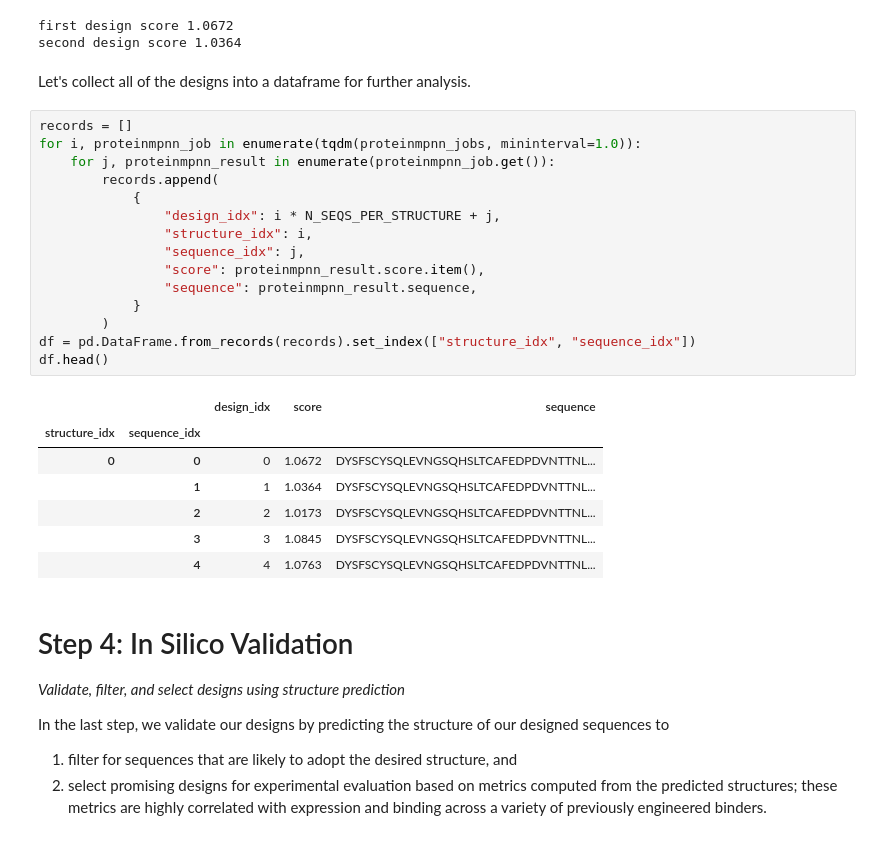
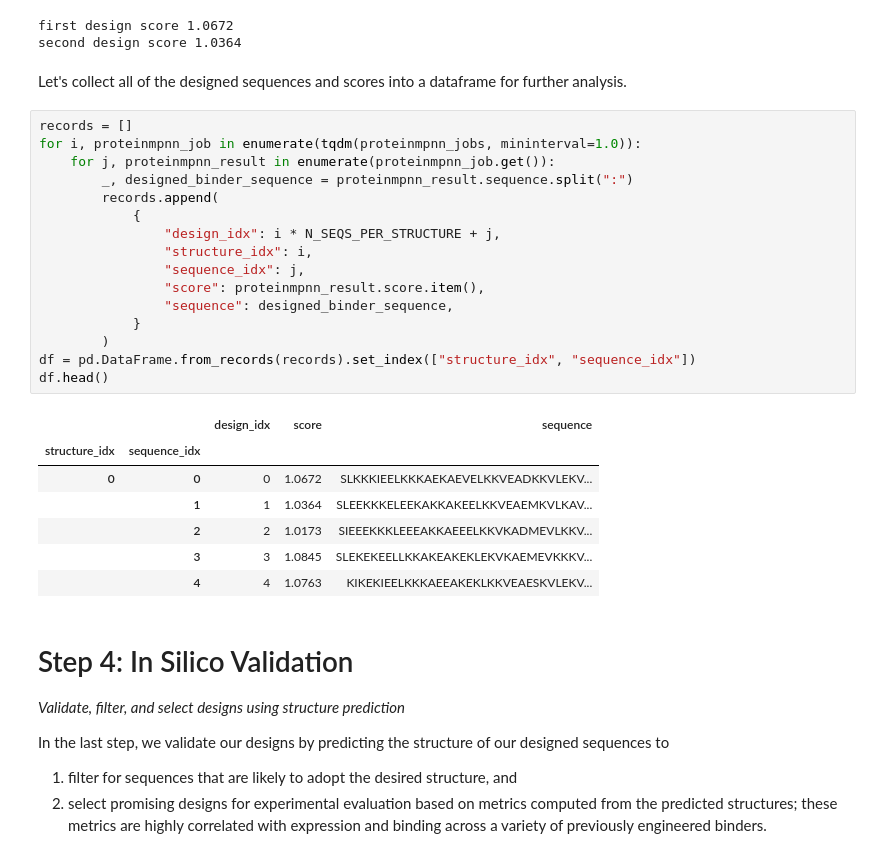
Before and after one commit to OpenProteinAI/openprotein-docs, a Jupyter notebook: source/walkthroughs/Protein_protein_binder_design.ipynb, the cells around one changed output. Cells and saved outputs as stored; diff of their text form.

```diff
--- a/source/walkthroughs/Protein_protein_binder_design.ipynb
+++ b/source/walkthroughs/Protein_protein_binder_design.ipynb
@@ -598,30 +611,32 @@ print("second design score", second_design_score)
 first design score 1.0672
 second design score 1.0364
 # %% [markdown]
-Let's collect all of the designs into a dataframe for further analysis.
+Let's collect all of the designed sequences and scores into a dataframe for further
+analysis.
 # %%
 records = []
 for i, proteinmpnn_job in enumerate(tqdm(proteinmpnn_jobs, mininterval=1.0)):
     for j, proteinmpnn_result in enumerate(proteinmpnn_job.get()):
+        _, designed_binder_sequence = proteinmpnn_result.sequence.split(":")
         records.append(
             {
                 "design_idx": i * N_SEQS_PER_STRUCTURE + j,
                 "structure_idx": i,
                 "sequence_idx": j,
                 "score": proteinmpnn_result.score.item(),
-                "sequence": proteinmpnn_result.sequence,
+                "sequence": designed_binder_sequence,
             }
         )
 df = pd.DataFrame.from_records(records).set_index(["structure_idx", "sequence_idx"])
 df.head()
 # %% [output]
 |  |  | design_idx | score | sequence |
 | structure_idx | sequence_idx |  |  |  |
-| 0 | 0 | 0 | 1.0672 | DYSFSCYSQLEVNGSQHSLTCAFEDPDVNTTNL... |
-|  | 1 | 1 | 1.0364 | DYSFSCYSQLEVNGSQHSLTCAFEDPDVNTTNL... |
-|  | 2 | 2 | 1.0173 | DYSFSCYSQLEVNGSQHSLTCAFEDPDVNTTNL... |
-|  | 3 | 3 | 1.0845 | DYSFSCYSQLEVNGSQHSLTCAFEDPDVNTTNL... |
-|  | 4 | 4 | 1.0763 | DYSFSCYSQLEVNGSQHSLTCAFEDPDVNTTNL... |
+| 0 | 0 | 0 | 1.0672 | SLKKKIEELKKKAEKAEVELKKVEADKKVLEKV... |
+|  | 1 | 1 | 1.0364 | SLEEKKKELEEKAKKAKEELKKVEAEMKVLKAV... |
+|  | 2 | 2 | 1.0173 | SIEEEKKKLEEEAKKAEEELKKVKADMEVLKKV... |
+|  | 3 | 3 | 1.0845 | SLEKEKEELLKKAKEAKEKLEKVKAEMEVKKKV... |
+|  | 4 | 4 | 1.0763 | KIKEKIEELKKKAEEAKEKLKKVEAESKVLEKV... |
 # %% [markdown]
 # Step 4: In Silico Validation
 *Validate, filter, and select designs using structure prediction*
```
Also changed, not shown: parts of 23 cells of this notebook.
